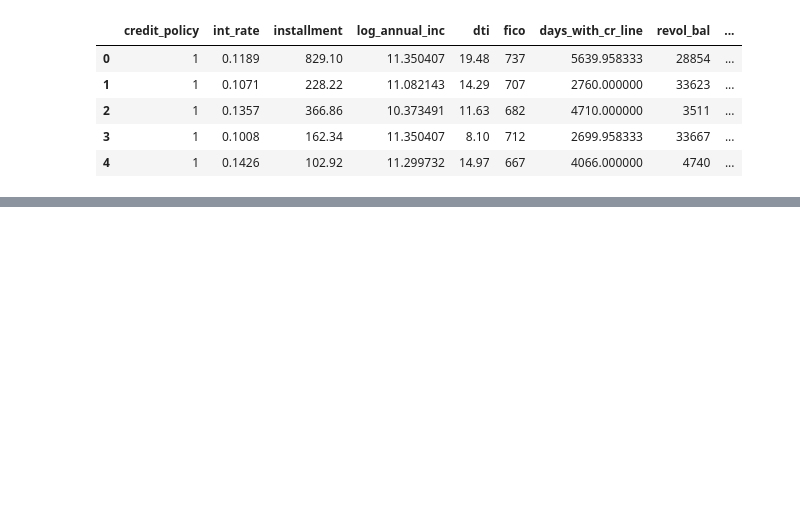
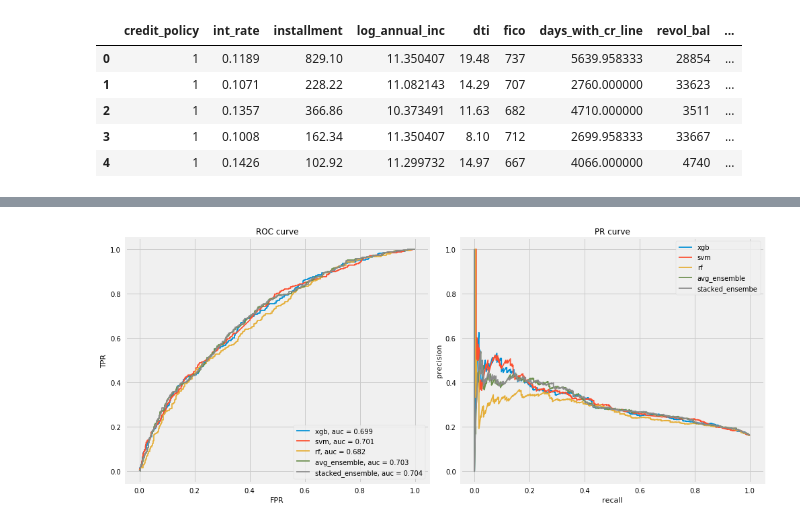
Before and after one commit to ImadDabbura/blog-posts, a Jupyter notebook: notebooks/Predicting-Loan-Repayment.ipynb, the cells around one changed output, grey strips where cells are left out. Drawn from its saved outputs; the diff is of its cells as text; code cells hidden in the pictures; blank space fills up the shorter version.

Commit message:
Added final version of Predicting-Loan-Repayment notebook

```diff
--- a/notebooks/Predicting-Loan-Repayment.ipynb
+++ b/notebooks/Predicting-Loan-Repayment.ipynb
@@ -769,0 +405,77 @@ plt.tight_layout()
+# %%
+# Define base learners
+xgb_clf = xgb.XGBClassifier(objective="binary:logistic",
+                            learning_rate=0.03,
+                            n_estimators=500,
+                            max_depth=1,
+                            subsample=0.4,
+                            random_state=123)
+
+svm_clf = SVC(gamma=0.1,
+                C=0.01,
+                kernel="poly",
+                degree=3,
+                coef0=10.0,
+                probability=True)
+
+rf_clf = RandomForestClassifier(n_estimators=300,
+                                max_features="sqrt",
+                                criterion="gini",
+                                min_samples_leaf=5,
+                                class_weight="balanced")
+
+# Define meta-learner
+logreg_clf = LogisticRegression(penalty="l2",
+                                C=100,
+                                fit_intercept=True)
+
+# Fitting voting clf --> average ensemble
+voting_clf = VotingClassifier([("xgb", xgb_clf),
+                               ("svm", svm_clf),
+                               ("rf", rf_clf)],
+                              voting="soft",
+                              flatten_transform=True)
+voting_clf.fit(X_res, y_res)
+xgb_model, svm_model, rf_model = voting_clf.estimators_
+models = {"xgb": xgb_model, "svm": svm_model,
+          "rf": rf_model, "avg_ensemble": voting_clf}
+
+# Build first stack of base learners
+first_stack = make_pipeline(voting_clf,
+                            FunctionTransformer(lambda X: X[:, 1::2]))
+# Use CV to generate meta-features
+meta_features = cross_val_predict(first_stack,
+                                  X_res, y_res,
+                                  cv=10,
+                                  method="transform")
+# Refit the first stack on the full training set
+first_stack.fit(X_res, y_res)
+# Fit the meta learner
+second_stack = logreg_clf.fit(meta_features, y_res)
+
+# Plot ROC and PR curves using all models and test data
+fig, axes = plt.subplots(1, 2, figsize=(14, 6))
+for name, model in models.items():
+            model_probs = model.predict_proba(X_test)[:, 1:]
+            model_auc_score = roc_auc_score(y_test, model_probs)
+            fpr, tpr, _ = roc_curve(y_test, model_probs)
+            precision, recall, _ = precision_recall_curve(y_test, model_probs)
+            axes[0].plot(fpr, tpr, label=f"{name}, auc = {model_auc_score:.3f}")
+            axes[1].plot(recall, precision, label=f"{name}")
+stacked_probs = second_stack.predict_proba(first_stack.transform(X_test))[:, 1:]
+stacked_auc_score = roc_auc_score(y_test, stacked_probs)
+fpr, tpr, _ = roc_curve(y_test, stacked_probs)
+precision, recall, _ = precision_recall_curve(y_test, stacked_probs)
+axes[0].plot(fpr, tpr, label=f"stacked_ensemble, auc = {stacked_auc_score:.3f}")
+axes[1].plot(recall, precision, label="stacked_ensembe")
+axes[0].legend(loc="lower right")
+axes[0].set_xlabel("FPR")
+axes[0].set_ylabel("TPR")
+axes[0].set_title("ROC curve")
+axes[1].legend()
+axes[1].set_xlabel("recall")
+axes[1].set_ylabel("precision")
+axes[1].set_title("PR curve")
+plt.tight_layout()
+# %% [output]
+[figure, added]
```
Also changed, not shown: parts of 46 cells of this notebook.
